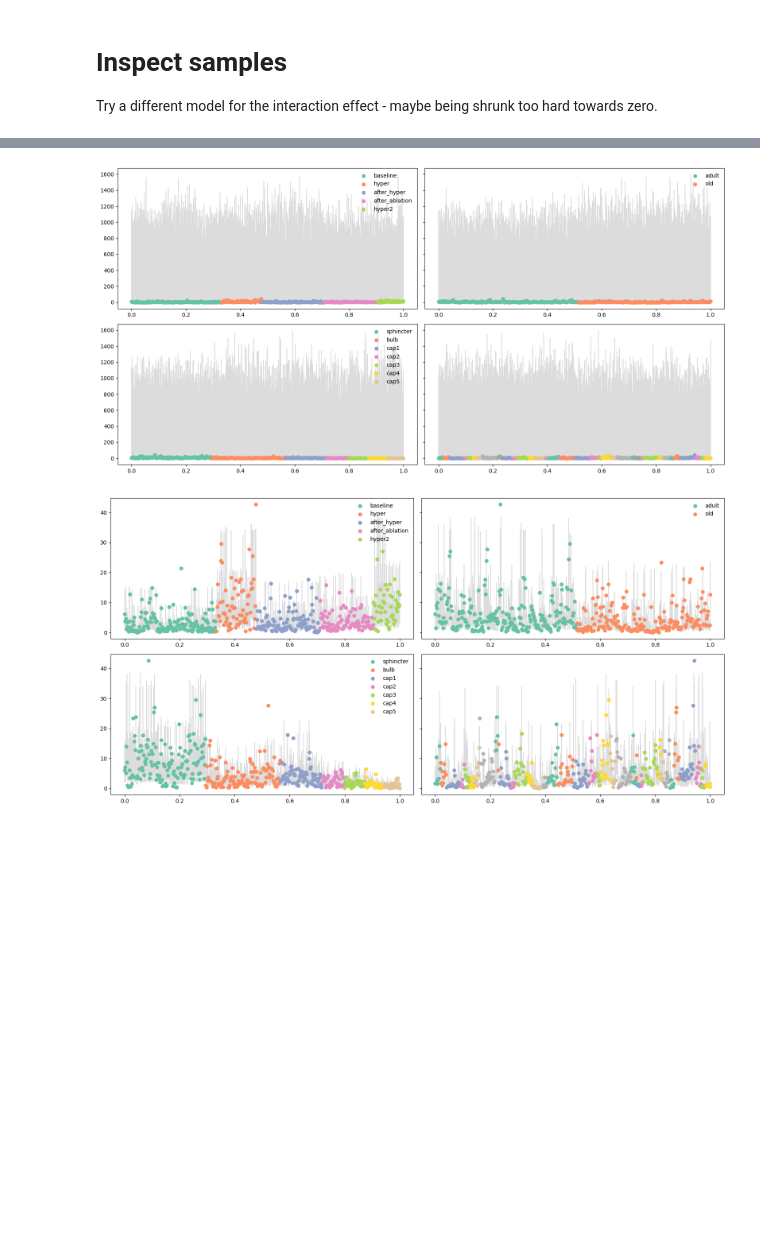
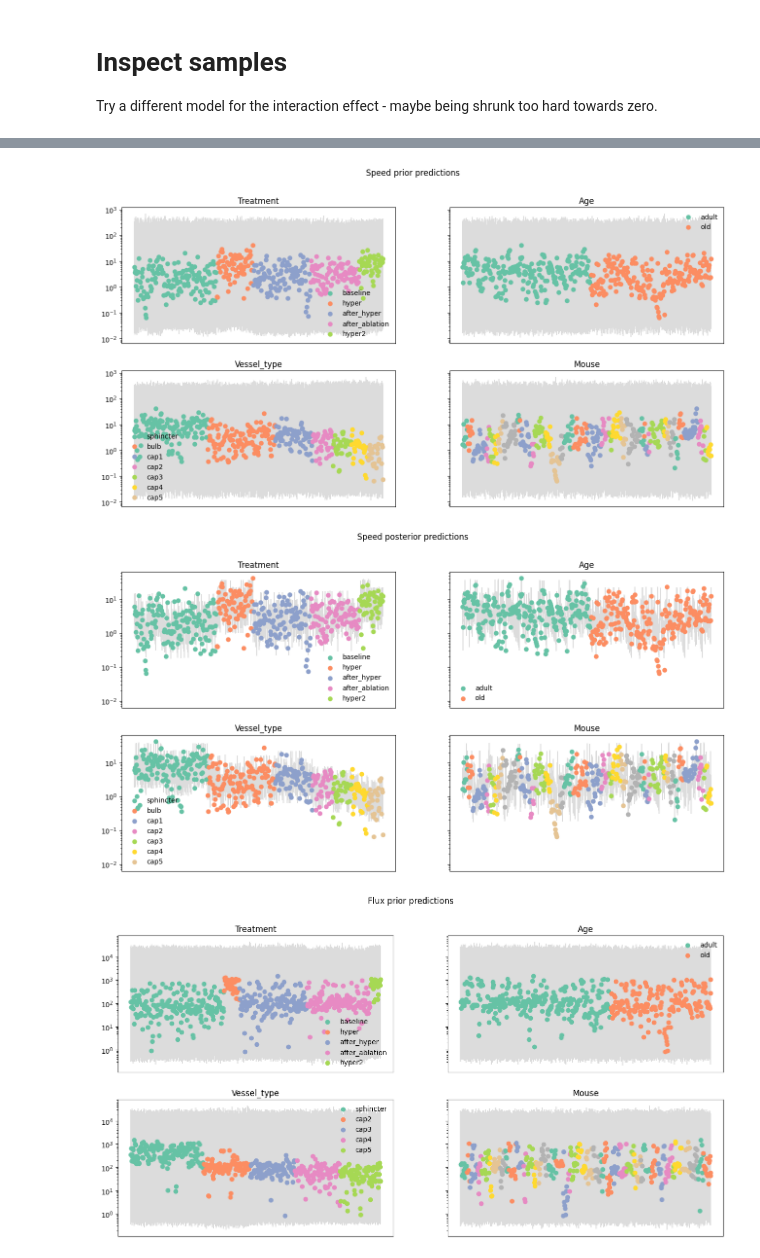
Before and after one commit to teddygroves/sphincter, a Jupyter notebook: sphincter/flow.ipynb, the cells around one changed output, grey strips where cells are left out. Saved outputs shown, nothing was run; the diff lists cells and outputs as text; code cells hidden in the pictures; blank space fills up the shorter version.

```diff
--- a/sphincter/flow.ipynb
+++ b/sphincter/flow.ipynb
@@ -37,8 +55,8 @@ G1 = "vessel_type"
 G2 = "treatment"
 title = f"RBC speed vs flux by {G1} and {G2}"
 
-for ax, g1 in zip(axes, msts.dropna(subset=["speed", "flux"])[G1].unique()):
-    subdf = msts.loc[lambda df: df[G1] == g1]
+for ax, g1 in zip(axes, msts["speed"].dropna(subset=["flux"])[G1].unique()):
+    subdf = msts["speed"].loc[lambda df: df[G1] == g1]
     for g2, subsubdf in subdf.groupby(G2, observed=True):
         ax.scatter(subsubdf["speed"], subsubdf["flux"], label=g2)
     ax.hist(subdf["speed"], bins=np.logspace(-1.5, 2, 20), alpha=0.1)
@@ -175,3 +169,7 @@ Pareto k diagnostic values:
 # %%
-print(f"Number of diverging transitions: " +  str(idata.sample_stats.diverging.values.sum()))
+for idata_name, idata in idatas.items():
+    print(
+        f"Number of diverging transitions for inference {idata_name}: "
+        +  str(idata.sample_stats.diverging.values.sum())
+)
 # %% [output]
@@ -195,5 +213,11 @@ az.plot_forest(
 # %%
-t = idata.posterior["mu"].sel(age="adult") - idata.posterior["mu"].sel(age="old")
+f, axes = plt.subplots(1, 2, figsize=[15, 5])
 
-plt.hist(t.values.flatten(), bins=20);
+for ax, (idata_name, idata) in zip(axes, idatas.items()):
+    t = idata.posterior["mu"].sel(age="adult") - idata.posterior["mu"].sel(age="old")
+    pr = str(round((t > 0).mean().values[()], 3))
+    ax.hist(t.values.flatten(), bins=20, label=f"prob +ve: {pr}");
+    ax.set(title=idata_name, ylabel="Posterior samples", xlabel="Age effect ($\mu_{adult} - \mu_{old}$)")
+    ax.legend(frameon=False)
+f.savefig(os.path.join(PLOTS_DIR, "flow-age-effects.png"), bbox_inches="tight")
 # %% [output]
@@ -210,17 +248,28 @@ plt.hist(t.values.flatten(), bins=20);
 # %%
-for group, mode in zip(
-    [idata.prior_predictive, idata.posterior_predictive], ["prior", "posterior"]
+for ycol, (idata_name, idata), (msts_name, msts_i) in zip(
+    ["speed", "flux"], idatas.items(), msts.items()
 ):
-    yrep = group["yrep"]
-    obs = msts["speed"]
-    f, axes = plt.subplots(2, 2, figsize=[16, 8], sharey=True)
-    axes = axes.ravel()
-    for ax, col in zip(axes, ["treatment", "age", "vessel_type", "mouse"]):
-        obs = plot_obs(ax, msts["speed"], cat=msts[col])
-        lines = plot_predictive(ax, yrep, cat=msts[col], zorder=-1)
-        if col != "mouse":
-            ax.legend(frameon=False)
-    f.tight_layout()
+    for group, mode in zip(
+        [idata.prior_predictive, idata.posterior_predictive], ["prior", "posterior"]
+    ):
+        yrep = group["yrep"]
+        obs = msts[ycol]
+        f, axes = plt.subplots(2, 2, figsize=[16, 8], sharey=True)
+        axes = axes.ravel()
+        for ax, col in zip(axes, ["treatment", "age", "vessel_type", "mouse"]):
+            obs = plot_obs(ax, msts_i[ycol], cat=msts_i[col])
+            lines = plot_predictive(ax, yrep, cat=msts_i[col], zorder=-1)
+            if col != "mouse":
+                ax.legend(frameon=False)
+            ax.set_xticks([])
+            ax.semilogy()
+            ax.set(title=col.capitalize())
+        f.suptitle(f"{ycol.capitalize()} {mode} predictions")
+        f.savefig(
+            os.path.join(PLOTS_DIR, f"{idata_name}-{mode}-predictive.png"),
+            bbox_inches="tight"
+        )
 # %% [output]
-[figure, old version]
+[figure, new version]
-[figure, old version]
+[figure, new version]
+[figure, added]
```
Also changed, not shown: parts of 22 cells of this notebook, 8 other files.
